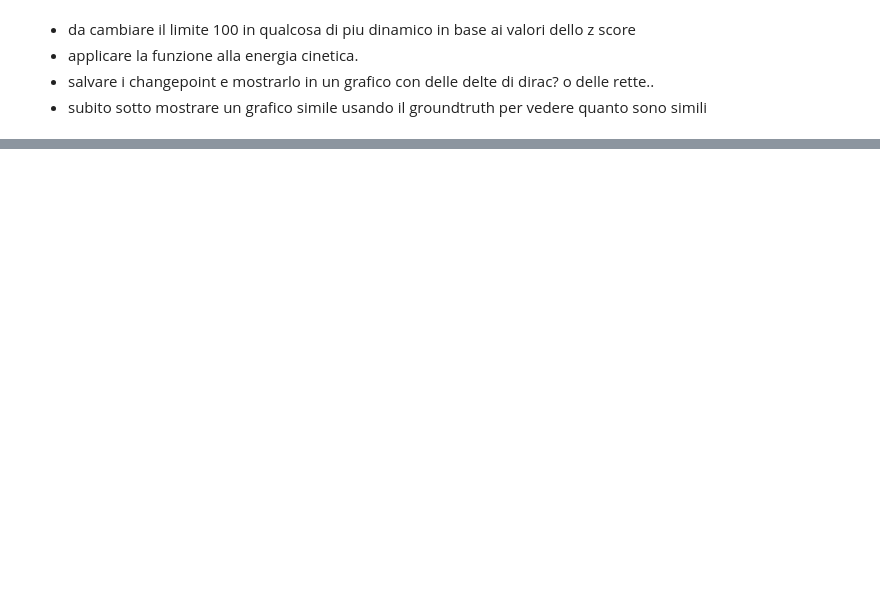
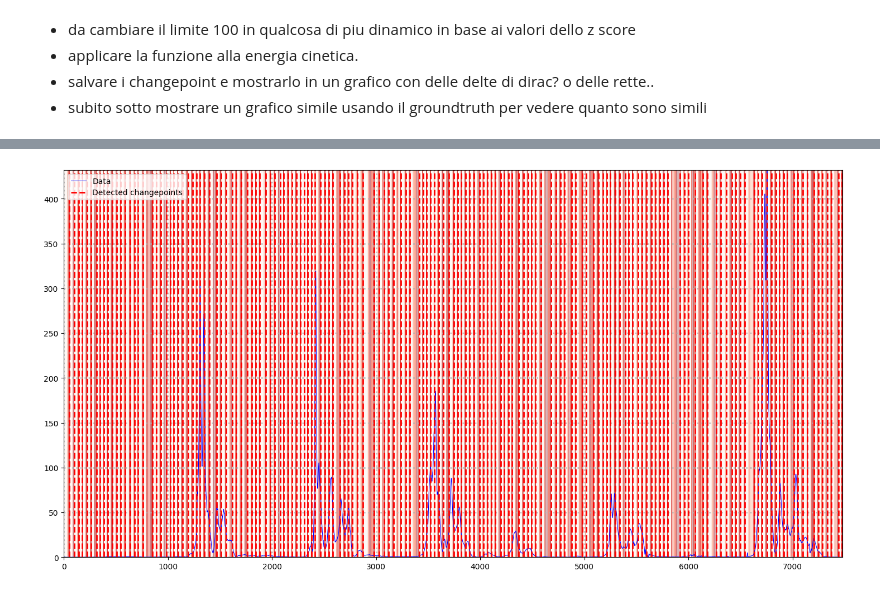
Before and after one commit to mosenco/CUSUMMO, a Jupyter notebook: main.ipynb, the cells around one changed output, grey strips where cells are left out. Cells and saved outputs as stored; diff of their text form; code cells hidden in the pictures; blank space fills up the shorter version.

```diff
--- a/main.ipynb
+++ b/main.ipynb
@@ -284,0 +332,46 @@ c2_sl
+# %%
+import matplotlib.pyplot as plt
+
+import pandas as pd
+
+import pandas as pd
+#df=pd.read_csv("/content/test.csv", header=None, squeeze=True)
+
+#y = torch.tensor(df.T.values)
+
+df=pd.read_csv("2016-03-22_t024_only_chest.txt",sep=' ', header=None)
+df=df.iloc[:,1].values
+y = torch.tensor(df)
+
+np.random.seed(456)
+torch.manual_seed(456)
+
+#segment_lengths = [np.random.randint(30,100) for _ in range(7)]
+#y = torch.concat([torch.normal(torch.zeros(seg_len)+np.random.uniform(-5,5),np.random.uniform()+1) for seg_len in segment_lengths])
+
+test = CusumMeanDetector()
+#outs = [test.predict_next(y[i][0]) for i in range(len(y))]
+
+outs = [test.predict_next(y[i]) for i in range(len(y))]
+
+cps = np.where(list(map(lambda x: x[1], outs)))[0]
+probs = np.array(list(map(lambda x: x[0], outs)))
+
+X, Y = np.meshgrid(np.arange(len(y)),np.linspace(torch.min(y).detach().numpy(),torch.max(y).detach().numpy()))
+Z = probs[X]
+
+
+plt.figure(figsize=(18,9))
+plt.contourf(X,Y,Z,alpha=0.3,cmap="Reds")
+plt.plot(np.arange(len(y)),y.detach().numpy(),lw=0.75,label="Data",color="blue")
+
+
+plt.axvline(cps[0], color="red", linestyle="dashed",label="Detected changepoints",lw=2)
+[plt.axvline(cp, color="red", linestyle="dashed",lw=2) for cp in cps[1:]]
+
+plt.grid(alpha=0.75, linestyle="dotted",lw=2)
+
+plt.legend()
+plt.show()
+# %% [output]
+[figure, added]
```
Also changed, not shown: parts of 3 cells of this notebook, 5 other files.
